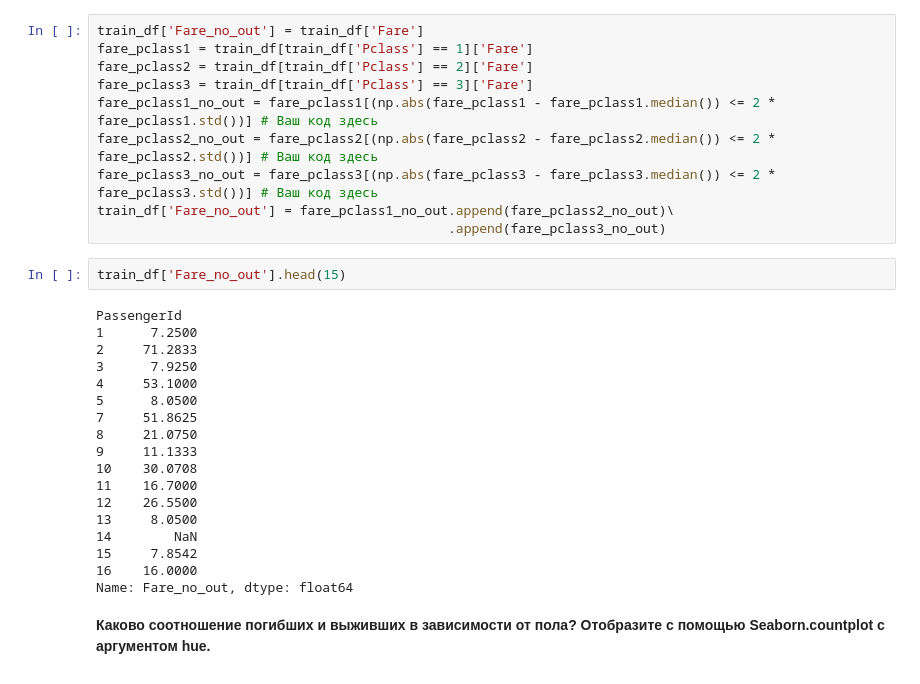
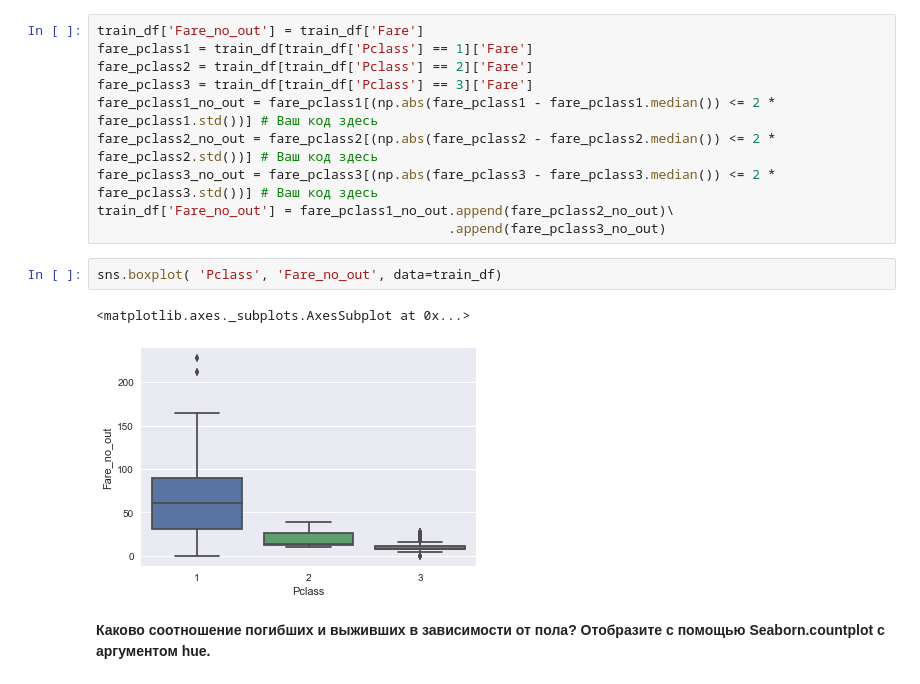
Before and after one commit to shereshevskiy/mlcourse_open, a Jupyter notebook: jupyter_notebooks/topic02_visual_analysis/lesson2_practice_visual_titanic.ipynb, the cells around one changed output. Cells and saved outputs as stored; diff of their text form.

Commit message:
titanic with Fare_no_out

```diff
--- a/jupyter_notebooks/topic02_visual_analysis/lesson2_practice_visual_titanic.ipynb
+++ b/jupyter_notebooks/topic02_visual_analysis/lesson2_practice_visual_titanic.ipynb
@@ -96,26 +96,11 @@ fare_pclass2_no_out = fare_pclass2[(np.abs(fare_pclass2 - fare_pclass2.median())
 fare_pclass3_no_out = fare_pclass3[(np.abs(fare_pclass3 - fare_pclass3.median()) <= 2 * fare_pclass3.std())] # Ваш код здесь
 train_df['Fare_no_out'] = fare_pclass1_no_out.append(fare_pclass2_no_out)\
                                              .append(fare_pclass3_no_out)
-# %%
-train_df['Fare_no_out'].head(15)
-# %% [output]
-PassengerId
-1      7.2500
-2     71.2833
-3      7.9250
-4     53.1000
-5      8.0500
-7     51.8625
-8     21.0750
-9     11.1333
-10    30.0708
-11    16.7000
-12    26.5500
-13     8.0500
-14        NaN
-15     7.8542
-16    16.0000
-Name: Fare_no_out, dtype: float64
+# %%
+sns.boxplot( 'Pclass', 'Fare_no_out', data=train_df)
+# %% [output]
+<matplotlib.axes._subplots.AxesSubplot at 0x...>
+[figure, added]
 # %% [markdown]
 **Каково соотношение погибших и выживших в зависимости от пола? Отобразите c помощью Seaborn.countplot c аргументом hue.**
 # %%
```
